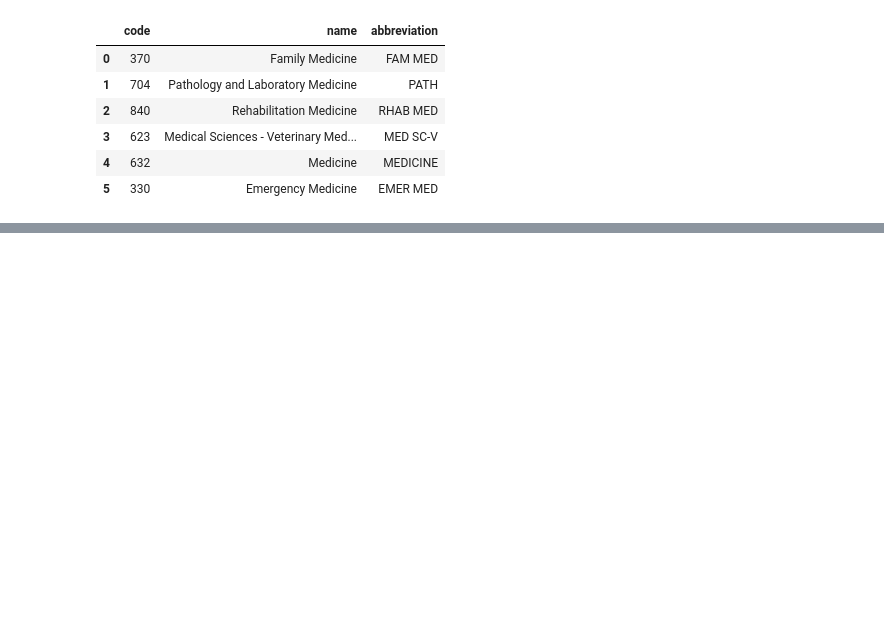
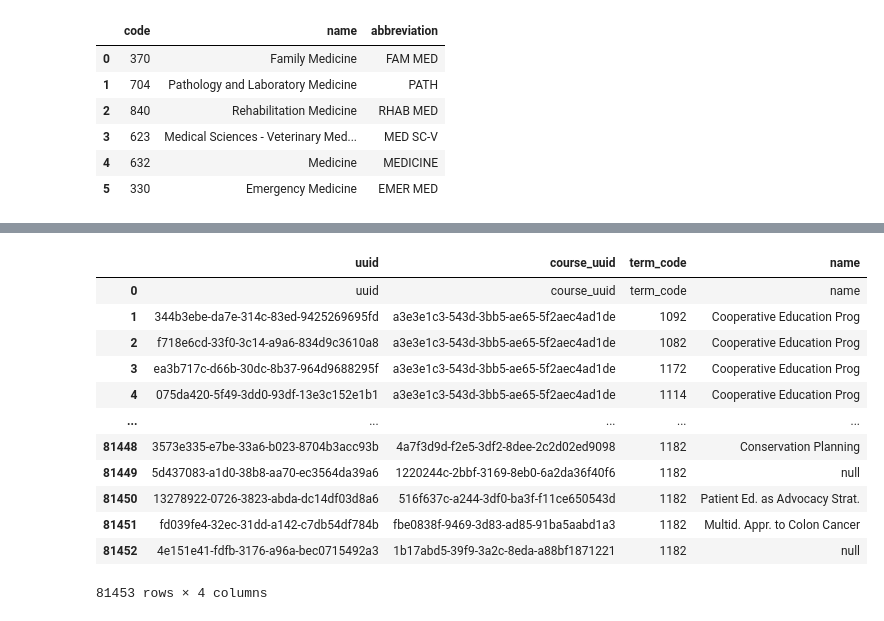
Before and after one commit to crypticrk/UW-Madsion-Dataset-Analysis, a Jupyter notebook: UW Madison Dataset Analyis.ipynb, the cells around one changed output, grey strips where cells are left out. Drawn from its saved outputs; the diff is of its cells as text; code cells hidden in the pictures; blank space fills up the shorter version.

```diff
--- a/UW Madison Dataset Analyis.ipynb
+++ b/UW Madison Dataset Analyis.ipynb
@@ -158,0 +180,17 @@ med_sub
+# %%
+course_offerings = pd.read_sql("""SELECT * FROM course_offerings;""", conn)
+course_offerings
+# %% [output]
+|  | uuid | course_uuid | term_code | name |
+| 0 | uuid | course_uuid | term_code | name |
+| 1 | 344b3ebe-da7e-314c-83ed-9425269695fd | a3e3e1c3-543d-3bb5-ae65-5f2aec4ad1de | 1092 | Cooperative Education Prog |
+| 2 | f718e6cd-33f0-3c14-a9a6-834d9c3610a8 | a3e3e1c3-543d-3bb5-ae65-5f2aec4ad1de | 1082 | Cooperative Education Prog |
+| 3 | ea3b717c-d66b-30dc-8b37-964d9688295f | a3e3e1c3-543d-3bb5-ae65-5f2aec4ad1de | 1172 | Cooperative Education Prog |
+| 4 | 075da420-5f49-3dd0-93df-13e3c152e1b1 | a3e3e1c3-543d-3bb5-ae65-5f2aec4ad1de | 1114 | Cooperative Education Prog |
+| ... | ... | ... | ... | ... |
+| 81448 | 3573e335-e7be-33a6-b023-8704b3acc93b | 4a7f3d9d-f2e5-3df2-8dee-2c2d02ed9098 | 1182 | Conservation Planning |
+| 81449 | 5d437083-a1d0-38b8-aa70-ec3564da39a6 | 1220244c-2bbf-3169-8eb0-6a2da36f40f6 | 1182 | null |
+| 81450 | 13278922-0726-3823-abda-dc14df03d8a6 | 516f637c-a244-3df0-ba3f-f11ce650543d | 1182 | Patient Ed. as Advocacy Strat. |
+| 81451 | fd039fe4-32ec-31dd-a142-c7db54df784b | fbe0838f-9469-3d83-ad85-91ba5aabd1a3 | 1182 | Multid. Appr. to Colon Cancer |
+| 81452 | 4e151e41-fdfb-3176-a96a-bec0715492a3 | 1b17abd5-39f9-3a2c-8eda-a88bf1871221 | 1182 | null |
+81453 rows × 4 columns
```
Also changed, not shown: parts of 6 cells of this notebook.
